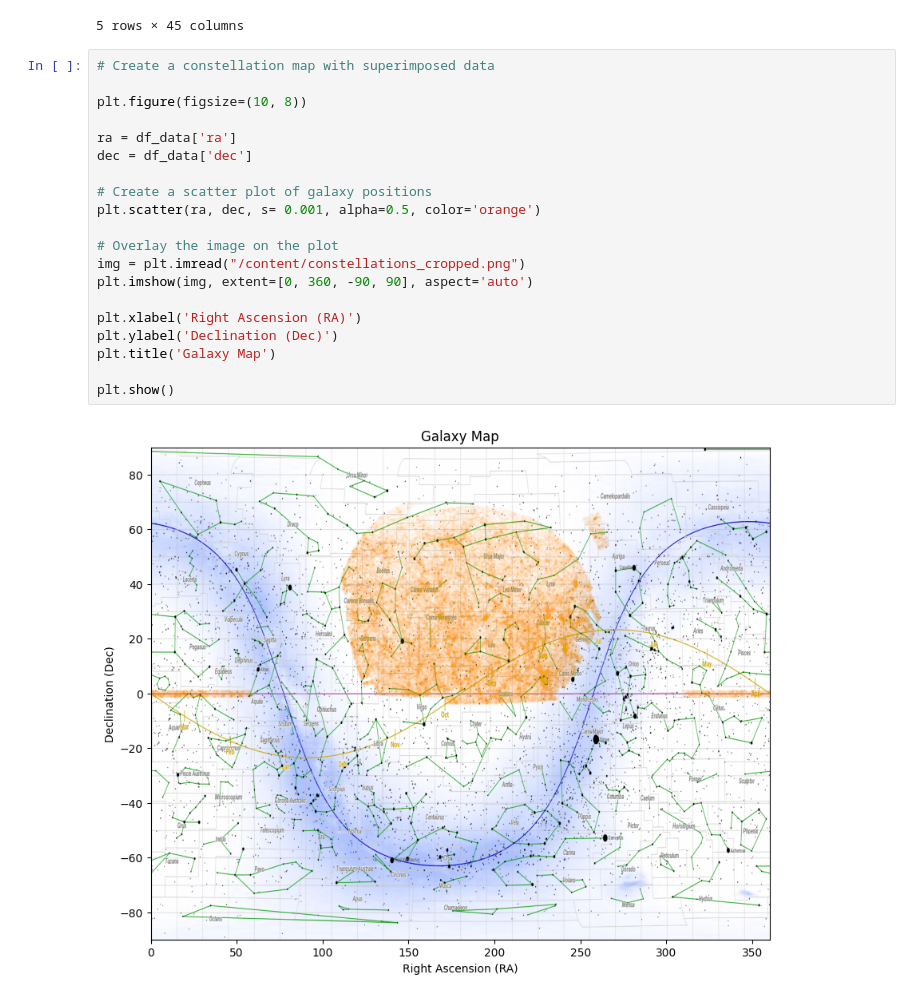
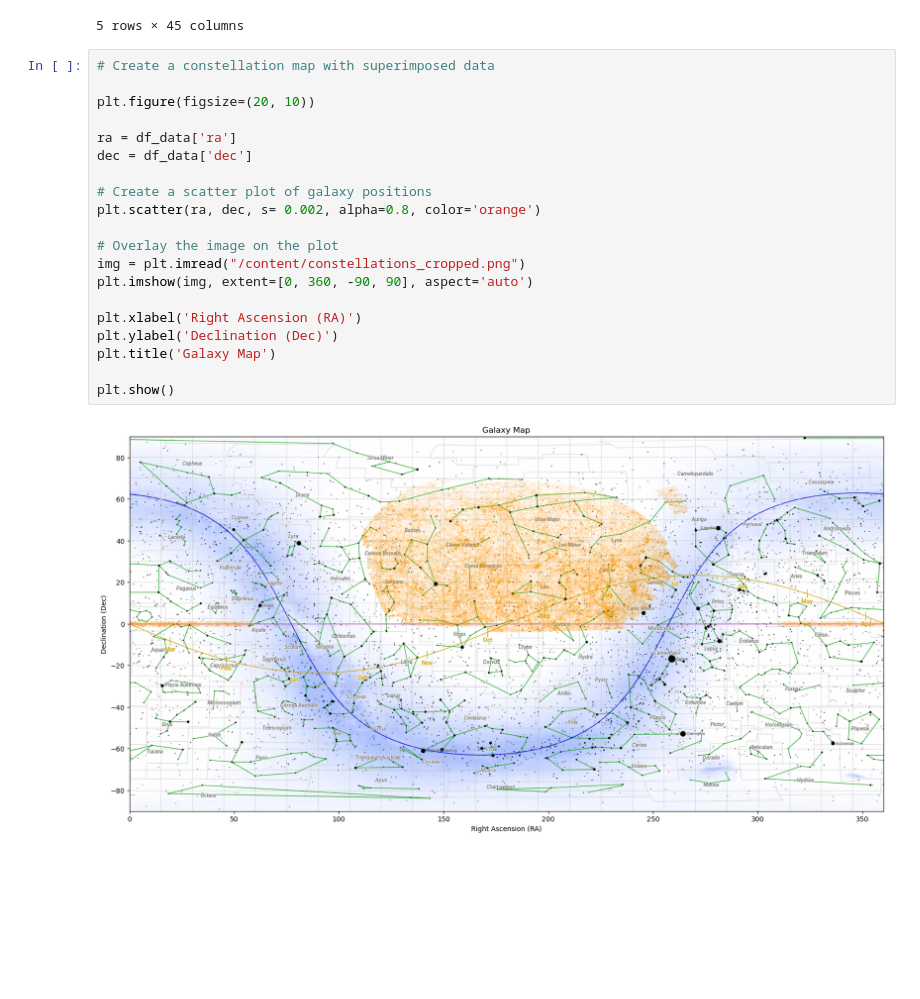
Before and after one commit to zachaa/Galaxy_Morphology_Classification, a Jupyter notebook: visualizations.ipynb, the cells around one changed output. Cells and saved outputs as stored; diff of their text form; blank space fills up the shorter version.

```diff
--- a/visualizations.ipynb
+++ b/visualizations.ipynb
@@ -29,22 +25,22 @@ df_data.head()
 # %%
 # Create a constellation map with superimposed data
 
-plt.figure(figsize=(10, 8))
+plt.figure(figsize=(20, 10))
 
 ra = df_data['ra']
 dec = df_data['dec']
 
 # Create a scatter plot of galaxy positions
-plt.scatter(ra, dec, s= 0.001, alpha=0.5, color='orange')
+plt.scatter(ra, dec, s= 0.002, alpha=0.8, color='orange')
 
 # Overlay the image on the plot
 img = plt.imread("/content/constellations_cropped.png")
 plt.imshow(img, extent=[0, 360, -90, 90], aspect='auto')
 
 plt.xlabel('Right Ascension (RA)')
 plt.ylabel('Declination (Dec)')
 plt.title('Galaxy Map')
 
 plt.show()
 # %% [output]
-[figure, old version]
+[figure, new version]
```
Also changed, not shown: parts of 1 cell of this notebook.
